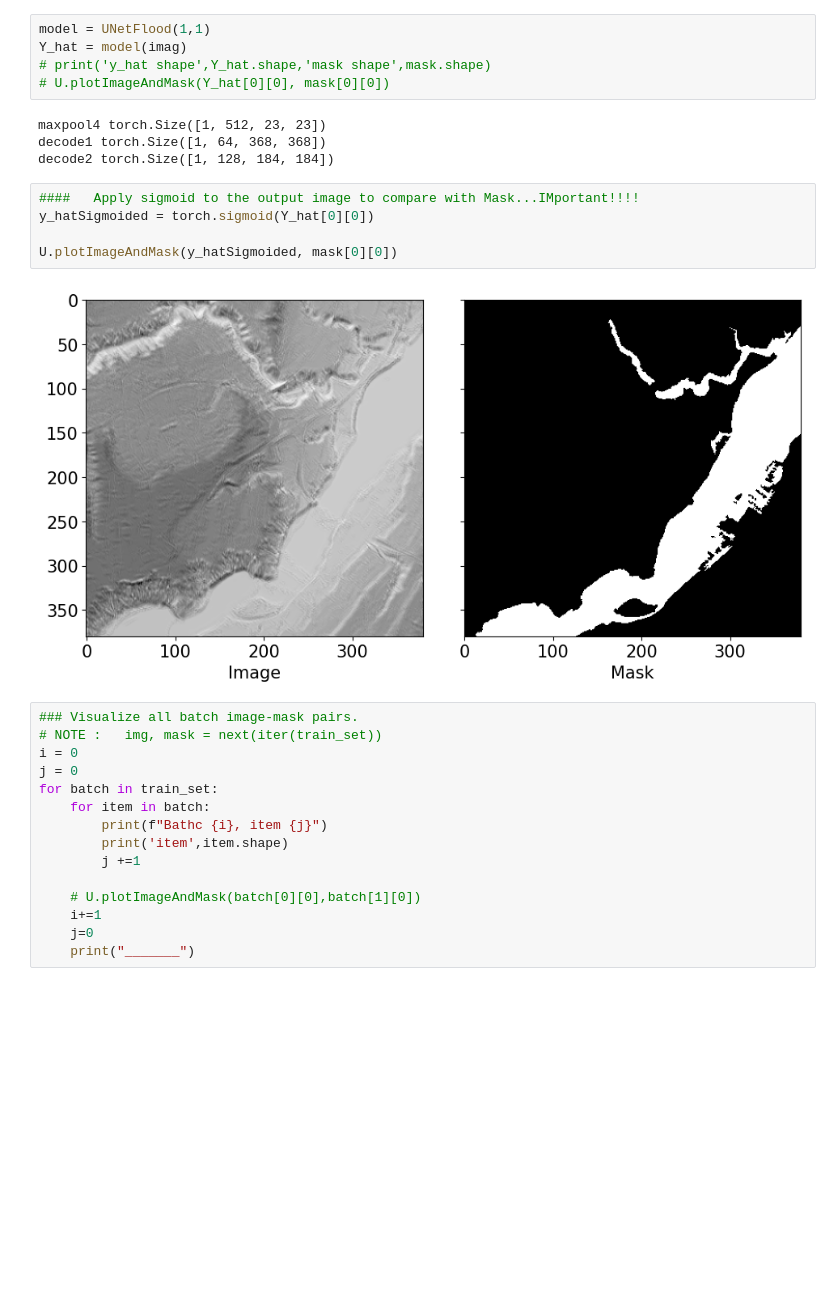
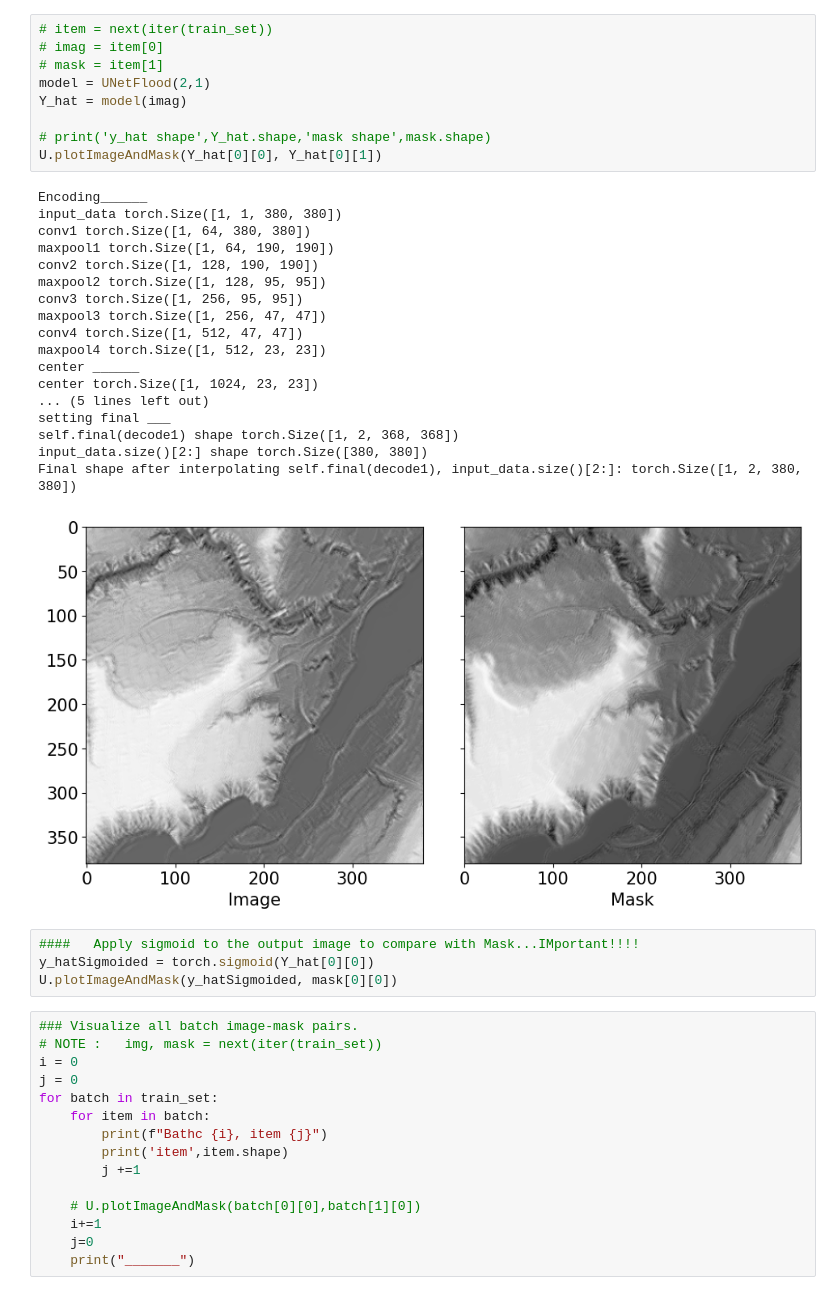
Before and after one commit to Abdielfer/DL4Flood, a Jupyter notebook: scr/testingZone.ipynb, the cells around one changed output. Cells and saved outputs as stored; diff of their text form; blank space fills up the shorter version.

Commit message:
Ready to code train 1 epoch and trainer

```diff
--- a/scr/testingZone.ipynb
+++ b/scr/testingZone.ipynb
@@ -39,19 +34,35 @@ image to model input shape torch.Size([1, 1, 380, 380])
 # %%
-model = UNetFlood(1,1)
+# item = next(iter(train_set))
+# imag = item[0]
+# mask = item[1]
+model = UNetFlood(2,1)
 Y_hat = model(imag)
+
 # print('y_hat shape',Y_hat.shape,'mask shape',mask.shape)
-# U.plotImageAndMask(Y_hat[0][0], mask[0][0])
+U.plotImageAndMask(Y_hat[0][0], Y_hat[0][1])
 # %% [output]
+Encoding______
+input_data torch.Size([1, 1, 380, 380])
+conv1 torch.Size([1, 64, 380, 380])
+maxpool1 torch.Size([1, 64, 190, 190])
+conv2 torch.Size([1, 128, 190, 190])
+maxpool2 torch.Size([1, 128, 95, 95])
+conv3 torch.Size([1, 256, 95, 95])
+maxpool3 torch.Size([1, 256, 47, 47])
+conv4 torch.Size([1, 512, 47, 47])
 maxpool4 torch.Size([1, 512, 23, 23])
-decode1 torch.Size([1, 64, 368, 368])
-decode2 torch.Size([1, 128, 184, 184])
+center ______
+center torch.Size([1, 1024, 23, 23])
+... (5 lines left out)
+setting final ___
+self.final(decode1) shape torch.Size([1, 2, 368, 368])
+input_data.size()[2:] shape torch.Size([380, 380])
+Final shape after interpolating self.final(decode1), input_data.size()[2:]: torch.Size([1, 2, 380, 380])
+[figure, added]
 # %%
 ####   Apply sigmoid to the output image to compare with Mask...IMportant!!!!
 y_hatSigmoided = torch.sigmoid(Y_hat[0][0])
-
 U.plotImageAndMask(y_hatSigmoided, mask[0][0])
-# %% [output]
-[figure, removed]
 # %%
 ### Visualize all batch image-mask pairs.
 # NOTE :   img, mask = next(iter(train_set))
```
Also changed, not shown: parts of 2 cells of this notebook, 3 other files.
